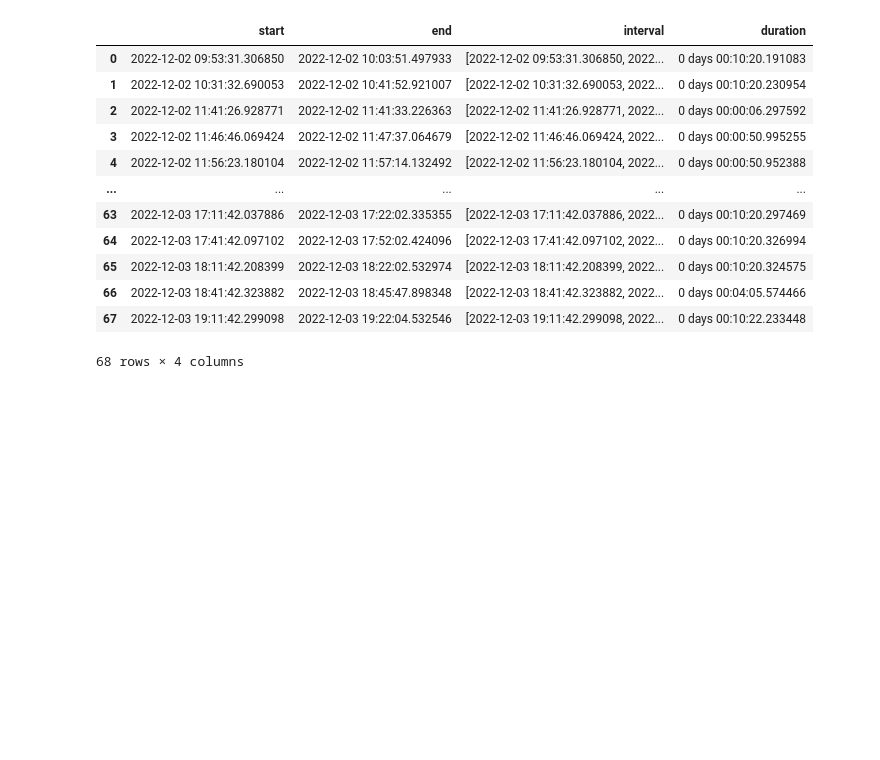
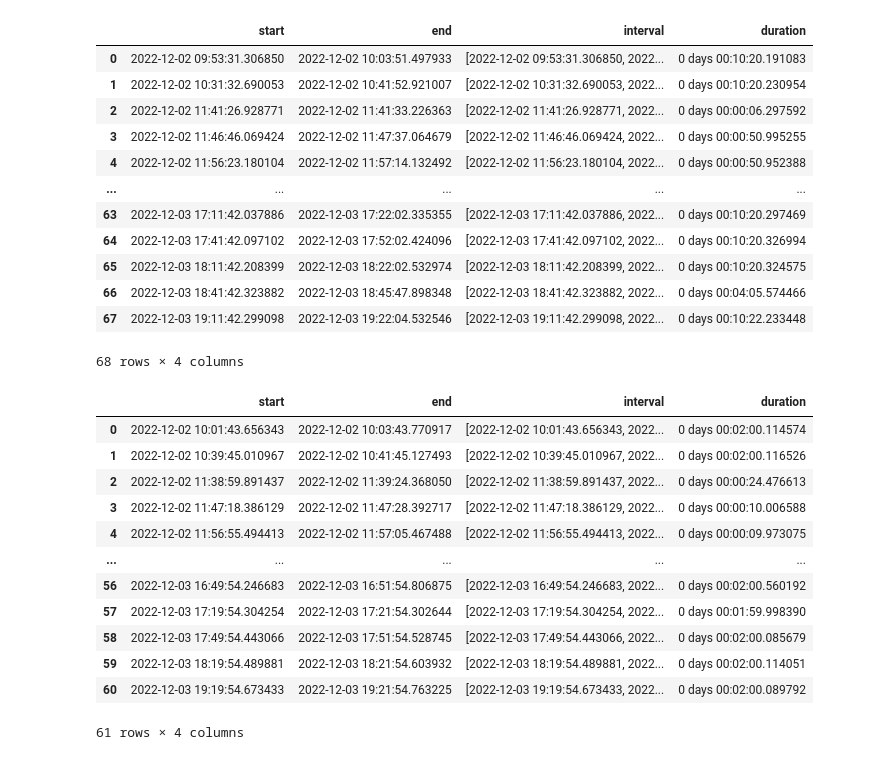
Before and after one commit to aerosense-ai/notebooks, a Jupyter notebook: Logbook_Aventa_OST_20221202_20221203.ipynb, the cells around one changed output. Drawn from its saved outputs; the diff is of its cells as text; code cells hidden in the pictures; blank space fills up the shorter version.

```diff
--- a/Logbook_Aventa_OST_20221202_20221203.ipynb
+++ b/Logbook_Aventa_OST_20221202_20221203.ipynb
@@ -225,6 +226,22 @@ sensor_sessions['accelerometer']
 | 66 | 2022-12-03 18:41:42.323882 | 2022-12-03 18:45:47.898348 | [2022-12-03 18:41:42.323882, 2022... | 0 days 00:04:05.574466 |
 | 67 | 2022-12-03 19:11:42.299098 | 2022-12-03 19:22:04.532546 | [2022-12-03 19:11:42.299098, 2022... | 0 days 00:10:22.233448 |
 68 rows × 4 columns
+# %%
+sensor_sessions['differential_barometer']
+# %% [output]
+|  | start | end | interval | duration |
+| 0 | 2022-12-02 10:01:43.656343 | 2022-12-02 10:03:43.770917 | [2022-12-02 10:01:43.656343, 2022... | 0 days 00:02:00.114574 |
+| 1 | 2022-12-02 10:39:45.010967 | 2022-12-02 10:41:45.127493 | [2022-12-02 10:39:45.010967, 2022... | 0 days 00:02:00.116526 |
+| 2 | 2022-12-02 11:38:59.891437 | 2022-12-02 11:39:24.368050 | [2022-12-02 11:38:59.891437, 2022... | 0 days 00:00:24.476613 |
+| 3 | 2022-12-02 11:47:18.386129 | 2022-12-02 11:47:28.392717 | [2022-12-02 11:47:18.386129, 2022... | 0 days 00:00:10.006588 |
+| 4 | 2022-12-02 11:56:55.494413 | 2022-12-02 11:57:05.467488 | [2022-12-02 11:56:55.494413, 2022... | 0 days 00:00:09.973075 |
+| ... | ... | ... | ... | ... |
+| 56 | 2022-12-03 16:49:54.246683 | 2022-12-03 16:51:54.806875 | [2022-12-03 16:49:54.246683, 2022... | 0 days 00:02:00.560192 |
+| 57 | 2022-12-03 17:19:54.304254 | 2022-12-03 17:21:54.302644 | [2022-12-03 17:19:54.304254, 2022... | 0 days 00:01:59.998390 |
+| 58 | 2022-12-03 17:49:54.443066 | 2022-12-03 17:51:54.528745 | [2022-12-03 17:49:54.443066, 2022... | 0 days 00:02:00.085679 |
+| 59 | 2022-12-03 18:19:54.489881 | 2022-12-03 18:21:54.603932 | [2022-12-03 18:19:54.489881, 2022... | 0 days 00:02:00.114051 |
+| 60 | 2022-12-03 19:19:54.673433 | 2022-12-03 19:21:54.763225 | [2022-12-03 19:19:54.673433, 2022... | 0 days 00:02:00.089792 |
+61 rows × 4 columns
 # %%
 sensor='accelerometer'
 plot_session(sensor_signals[sensor], sensor_sessions[sensor], 42)
```
Also changed, not shown: parts of 7 cells of this notebook.
